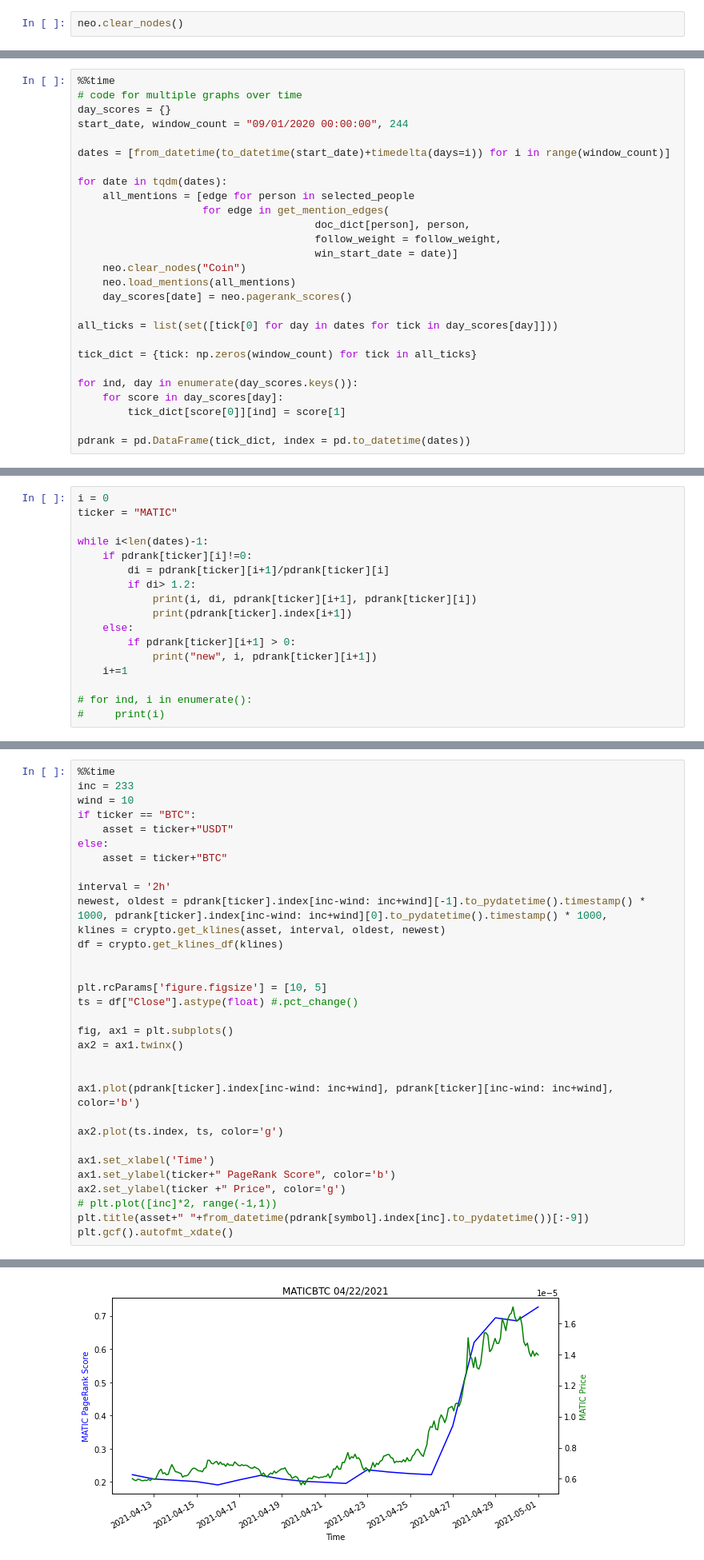
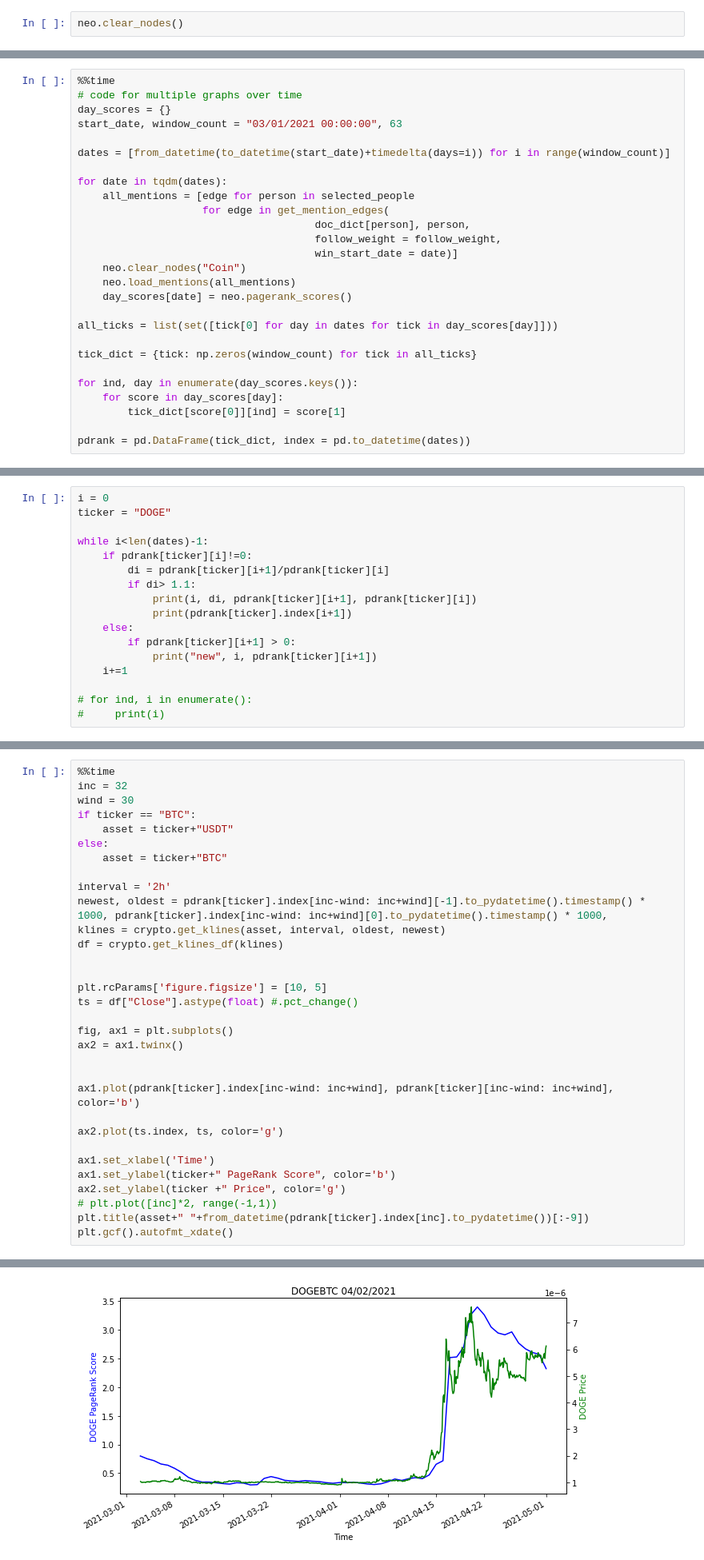
Before and after one commit to Empyr3an/Artha, a Jupyter notebook: notebooks/neodbinterface.ipynb, the cells around one changed output, grey strips where cells are left out. Shown at 80% size. Drawn from its saved outputs; the diff is of its cells as text.

```diff
--- a/notebooks/neodbinterface.ipynb
+++ b/notebooks/neodbinterface.ipynb
@@ -89,7 +89,7 @@ Wall time: 7.66 s
 %%time
 # code for multiple graphs over time
 day_scores = {}
-start_date, window_count = "09/01/2020 00:00:00", 244
+start_date, window_count = "03/01/2021 00:00:00", 63
 
 dates = [from_datetime(to_datetime(start_date)+timedelta(days=i)) for i in range(window_count)]
 
@@ -117,11 +117,11 @@ Wall time: 3min 59s
 # %%
 i = 0
-ticker = "MATIC"
+ticker = "DOGE"
 
 while i<len(dates)-1:
     if pdrank[ticker][i]!=0:
         di = pdrank[ticker][i+1]/pdrank[ticker][i]
-        if di> 1.2:
+        if di> 1.1:
             print(i, di, pdrank[ticker][i+1], pdrank[ticker][i])
             print(pdrank[ticker].index[i+1])
     else:
@@ -145,7 +149,7 @@ new 115 0.1836944140959531
 # %%
 %%time
-inc = 233
-wind = 10
+inc = 32
+wind = 30
 if ticker == "BTC":
     asset = ticker+"USDT"
 else:
@@ -172,6 +176,6 @@ ax1.set_xlabel('Time')
 ax1.set_ylabel(ticker+" PageRank Score", color='b')
 ax2.set_ylabel(ticker +" Price", color='g')
 # plt.plot([inc]*2, range(-1,1))
-plt.title(asset+" "+from_datetime(pdrank[symbol].index[inc].to_pydatetime())[:-9])
+plt.title(asset+" "+from_datetime(pdrank[ticker].index[inc].to_pydatetime())[:-9])
 plt.gcf().autofmt_xdate()
 # %% [output]
@@ -180 +184 @@ Wall time: 1.37 s
-[figure, old version]
+[figure, new version]
```
Also changed, not shown: parts of 8 cells of this notebook, 14 other files.
